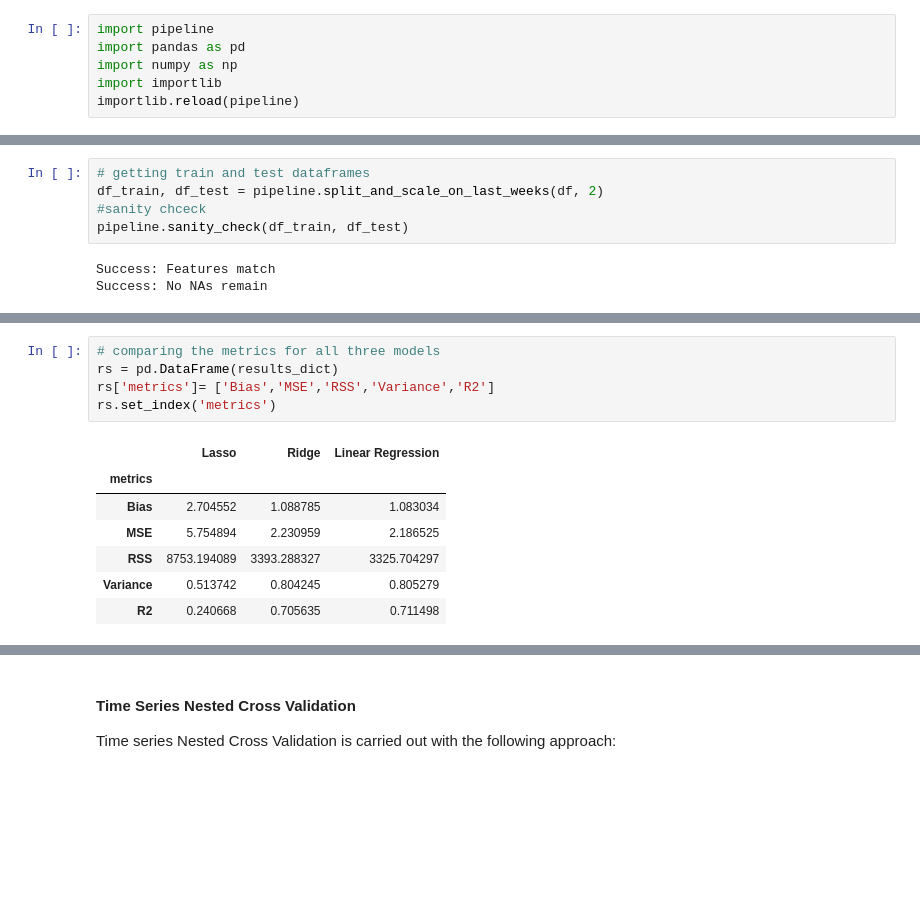
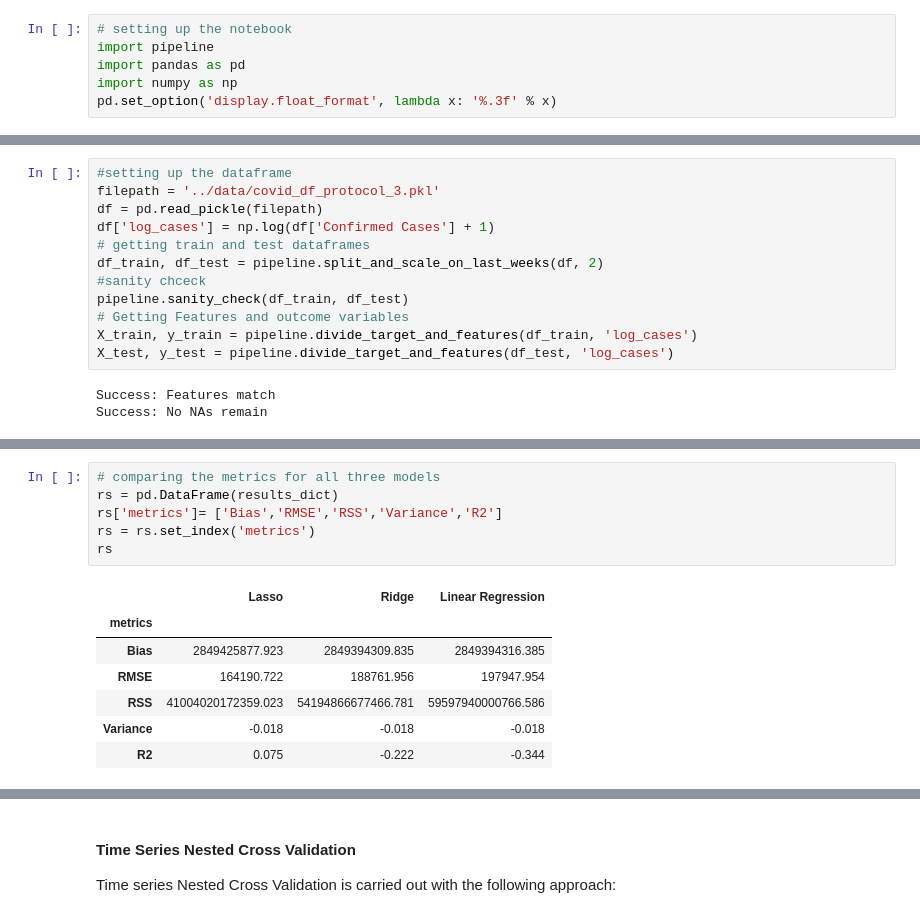
Before and after one commit to rceid/ML_Covid, a Jupyter notebook: scripts/model_fitting.ipynb, the cells around one changed output, grey strips where cells are left out. Saved outputs shown, nothing was run; the diff lists cells and outputs as text; blank space fills up the shorter version.

```diff
--- a/scripts/model_fitting.ipynb
+++ b/scripts/model_fitting.ipynb
@@ -3,6 +16,6 @@
 # %%
+# setting up the notebook
 import pipeline
 import pandas as pd
 import numpy as np
-import importlib
-importlib.reload(pipeline)
+pd.set_option('display.float_format', lambda x: '%.3f' % x)
@@ -19,8 +25,15 @@ df['log_cases'] = np.log(df['Deaths'] + 1)
 # %%
+#setting up the dataframe
+filepath = '../data/covid_df_protocol_3.pkl'
+df = pd.read_pickle(filepath)
+df['log_cases'] = np.log(df['Confirmed Cases'] + 1)
 # getting train and test dataframes
 df_train, df_test = pipeline.split_and_scale_on_last_weeks(df, 2)
 #sanity chceck
 pipeline.sanity_check(df_train, df_test)
+# Getting Features and outcome variables
+X_train, y_train = pipeline.divide_target_and_features(df_train, 'log_cases')
+X_test, y_test = pipeline.divide_target_and_features(df_test, 'log_cases')
 # %% [output]
 Success: Features match
 Success: No NAs remain
@@ -103,13 +114,14 @@ R2 score: 0.71
 # %%
 # comparing the metrics for all three models
 rs = pd.DataFrame(results_dict)
-rs['metrics']= ['Bias','MSE','RSS','Variance','R2']
-rs.set_index('metrics')
+rs['metrics']= ['Bias','RMSE','RSS','Variance','R2']
+rs = rs.set_index('metrics')
+rs
 # %% [output]
 |  | Lasso | Ridge | Linear Regression |
 | metrics |  |  |  |
-| Bias | 2.704552 | 1.088785 | 1.083034 |
-| MSE | 5.754894 | 2.230959 | 2.186525 |
-| RSS | 8753.194089 | 3393.288327 | 3325.704297 |
-| Variance | 0.513742 | 0.804245 | 0.805279 |
-| R2 | 0.240668 | 0.705635 | 0.711498 |
+| Bias | 2849425877.923 | 2849394309.835 | 2849394316.385 |
+| RMSE | 164190.722 | 188761.956 | 197947.954 |
+| RSS | 41004020172359.023 | 54194866677466.781 | 59597940000766.586 |
+| Variance | -0.018 | -0.018 | -0.018 |
+| R2 | 0.075 | -0.222 | -0.344 |
```
Also changed, not shown: parts of 63 cells of this notebook.
